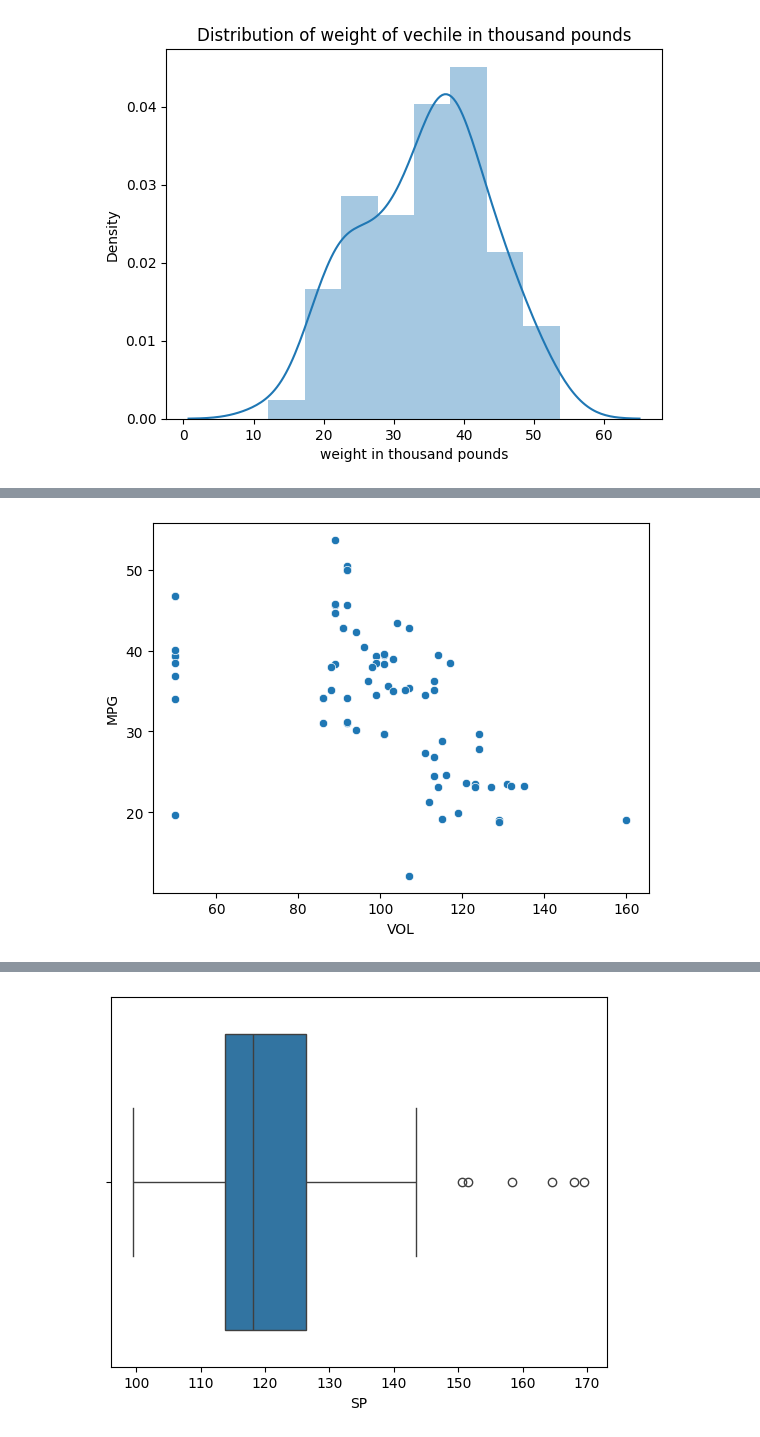
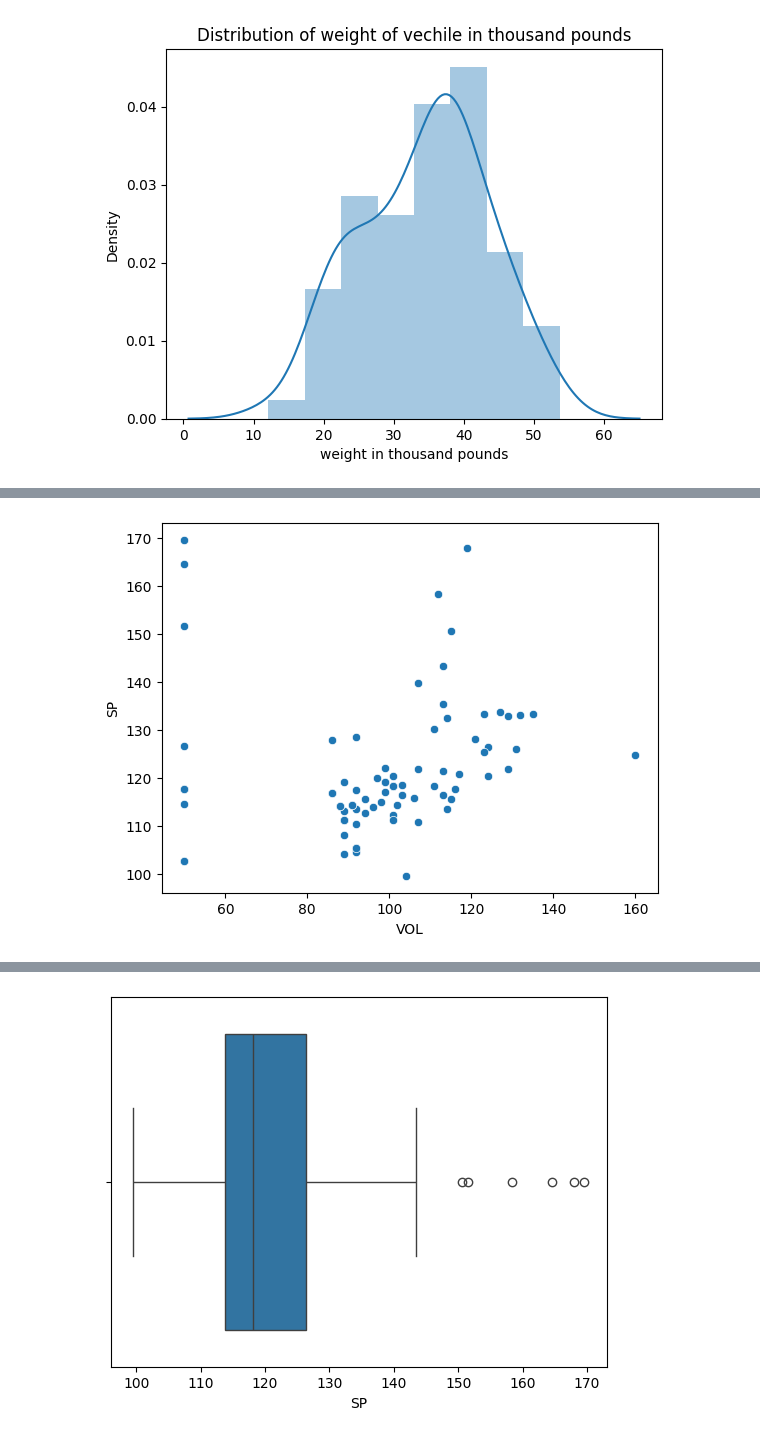
Before and after one commit to Tony-47/training, a Jupyter notebook: day_21.ipynb, the cells around one changed output, grey strips where cells are left out. Drawn from its saved outputs; the diff is of its cells as text; code cells hidden in the pictures.

```diff
--- a/day_21.ipynb
+++ b/day_21.ipynb
@@ -81,5 +109,5 @@ plt.show()
 # %%
-sns.scatterplot(x=cars['VOL'],y=cars['MPG'])
+sns.scatterplot(x=cars['VOL'],y=cars['SP'])
 plt.show()
 # %% [output]
-[figure, old version]
+[figure, new version]
```
Also changed, not shown: parts of 8 cells of this notebook.
